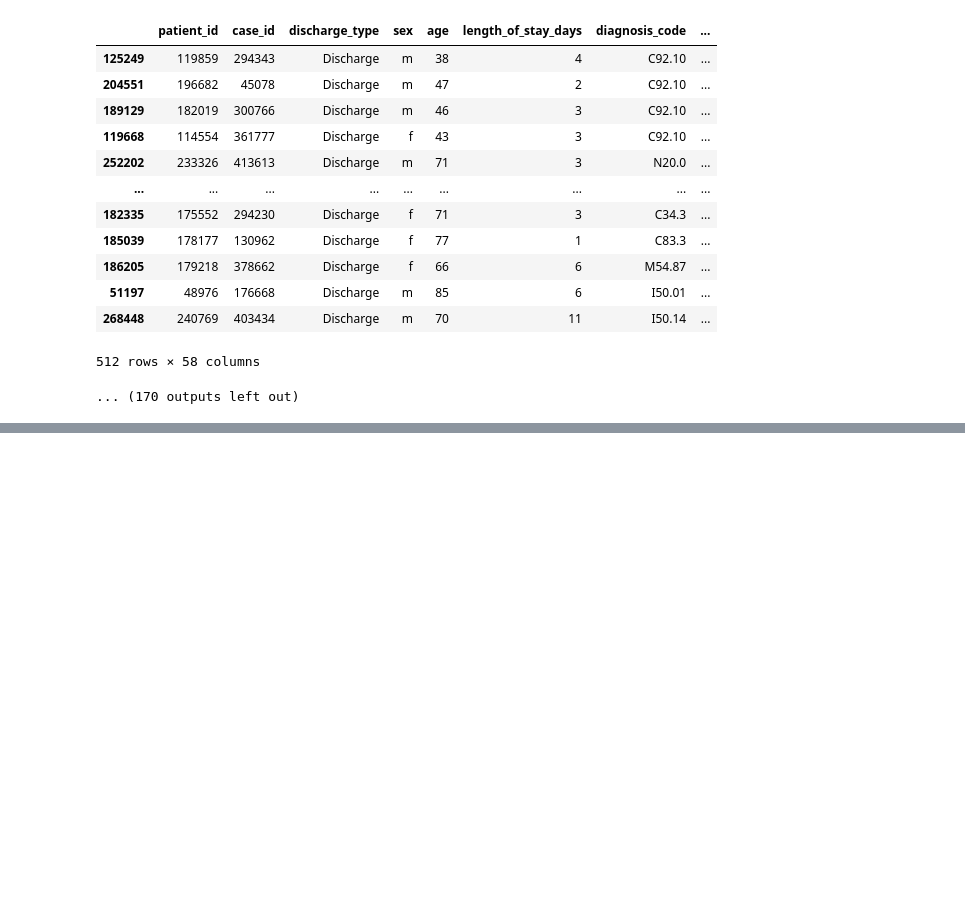
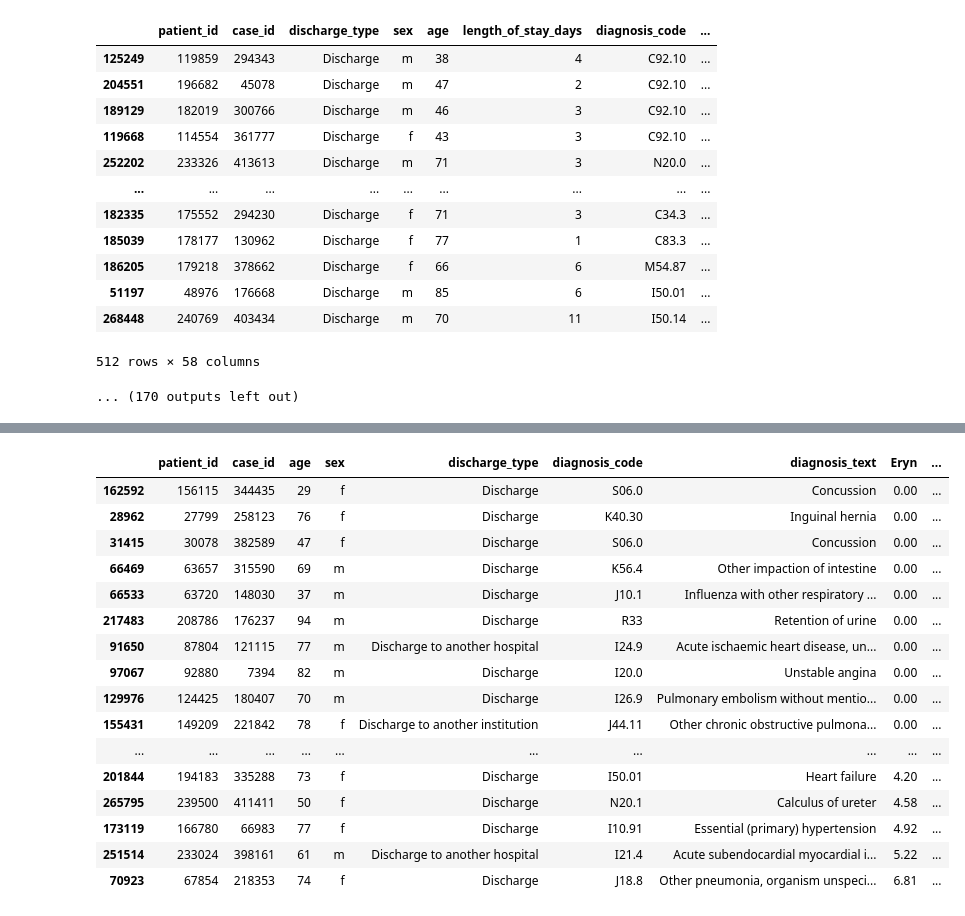
Before and after one commit to Yokopa/hospital-stay-discharge-prediction, a Jupyter notebook: code/4_outlier_analysis.ipynb, the cells around one changed output, grey strips where cells are left out. Cells and saved outputs as stored; diff of their text form; code cells hidden in the pictures; blank space fills up the shorter version.

```diff
--- a/code/4_outlier_analysis.ipynb
+++ b/code/4_outlier_analysis.ipynb
@@ -468,0 +475,20 @@ merged_data[merged_data['Hbn'] < 8].sort_values(by='Hbn')
+# %%
+merged_data[merged_data['Hbn'] < 1][['patient_id', 'case_id', 'age', 'sex', 'discharge_type', 'diagnosis_code', 'diagnosis_text', 'Eryn', 'Hbn', 'Hkn', 'Leukn', 'THZn', 'MCHCn', 'MCVn', 'MCHn', 'RDWn']].sort_values(by='Eryn', ascending=True)
+# %% [output]
+|  | patient_id | case_id | age | sex | discharge_type | diagnosis_code | diagnosis_text | Eryn | ... |
+| 162592 | 156115 | 344435 | 29 | f | Discharge | S06.0 | Concussion | 0.00 | ... |
+| 28962 | 27799 | 258123 | 76 | f | Discharge | K40.30 | Inguinal hernia | 0.00 | ... |
+| 31415 | 30078 | 382589 | 47 | f | Discharge | S06.0 | Concussion | 0.00 | ... |
+| 66469 | 63657 | 315590 | 69 | m | Discharge | K56.4 | Other impaction of intestine | 0.00 | ... |
+| 66533 | 63720 | 148030 | 37 | m | Discharge | J10.1 | Influenza with other respiratory ... | 0.00 | ... |
+| 217483 | 208786 | 176237 | 94 | m | Discharge | R33 | Retention of urine | 0.00 | ... |
+| 91650 | 87804 | 121115 | 77 | m | Discharge to another hospital | I24.9 | Acute ischaemic heart disease, un... | 0.00 | ... |
+| 97067 | 92880 | 7394 | 82 | m | Discharge | I20.0 | Unstable angina | 0.00 | ... |
+| 129976 | 124425 | 180407 | 70 | m | Discharge | I26.9 | Pulmonary embolism without mentio... | 0.00 | ... |
+| 155431 | 149209 | 221842 | 78 | f | Discharge to another institution | J44.11 | Other chronic obstructive pulmona... | 0.00 | ... |
+| ... | ... | ... | ... | ... | ... | ... | ... | ... | ... |
+| 201844 | 194183 | 335288 | 73 | f | Discharge | I50.01 | Heart failure | 4.20 | ... |
+| 265795 | 239500 | 411411 | 50 | f | Discharge | N20.1 | Calculus of ureter | 4.58 | ... |
+| 173119 | 166780 | 66983 | 77 | f | Discharge | I10.91 | Essential (primary) hypertension | 4.92 | ... |
+| 251514 | 233024 | 398161 | 61 | m | Discharge to another hospital | I21.4 | Acute subendocardial myocardial i... | 5.22 | ... |
+| 70923 | 67854 | 218353 | 74 | f | Discharge | J18.8 | Other pneumonia, organism unspeci... | 6.81 | ... |
```
Also changed, not shown: parts of 56 cells of this notebook, 2 other files.
